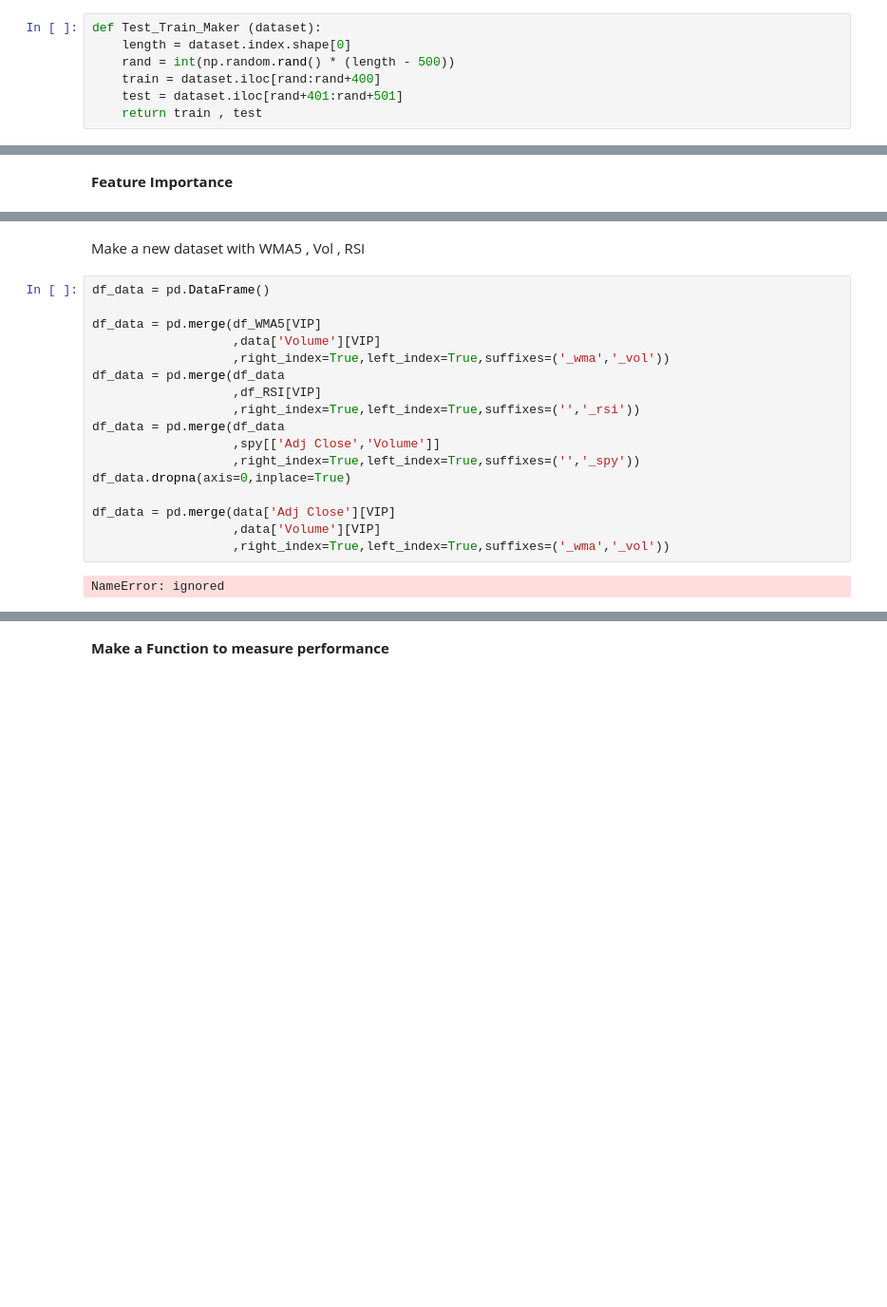
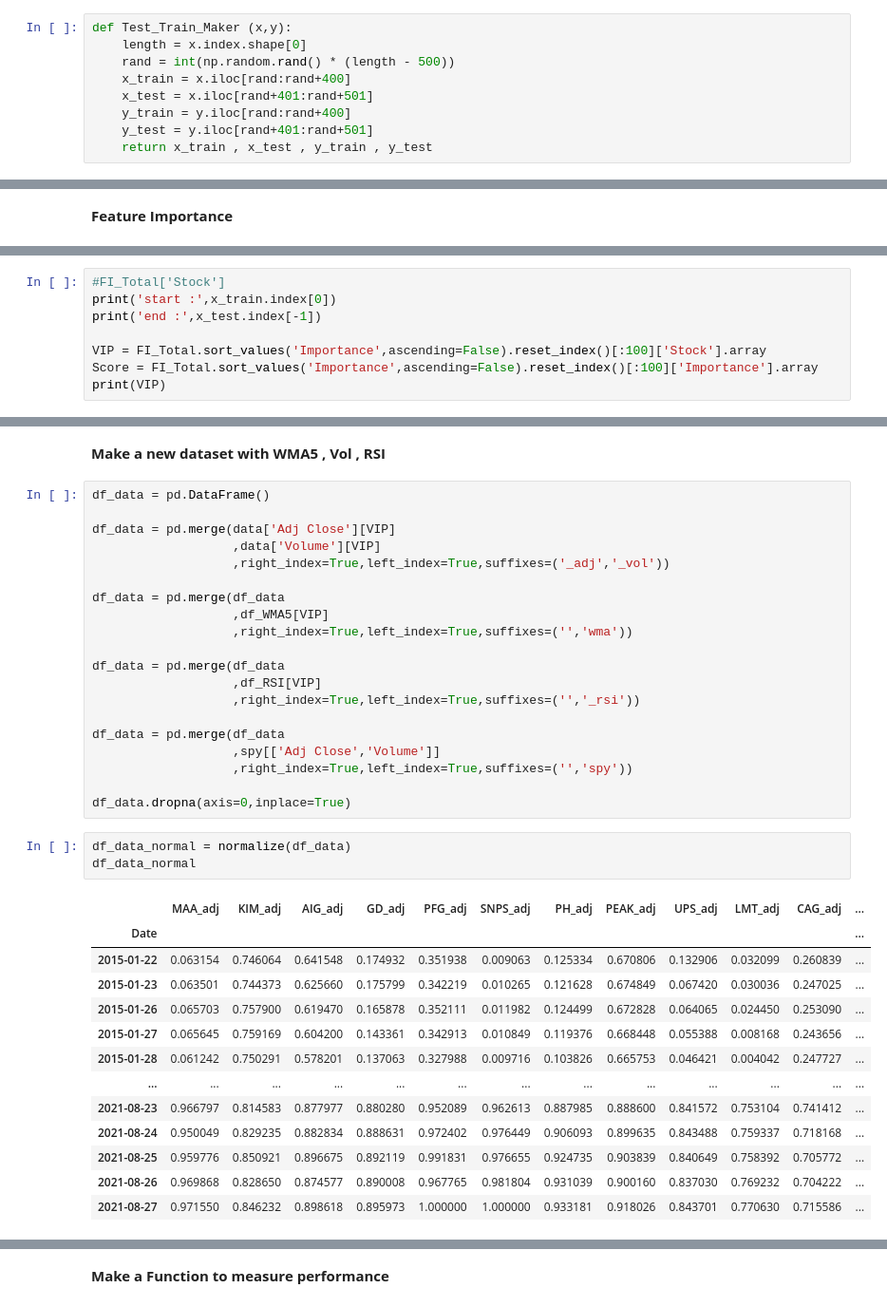
Before and after one commit to MasoudHadi98/Algo-Trading, a Jupyter notebook: algo_trading1.ipynb, the cells around one changed output, grey strips where cells are left out. Shown: that part at 95% size. Drawn from its saved outputs; the diff is of its cells as text; blank space fills up the shorter version.

```diff
--- a/algo_trading1.ipynb
+++ b/algo_trading1.ipynb
@@ -114,7 +124,9 @@ New approach to make Test & Train datasets
 # %%
-def Test_Train_Maker (dataset):
-    length = dataset.index.shape[0]
+def Test_Train_Maker (x,y):
+    length = x.index.shape[0]
     rand = int(np.random.rand() * (length - 500))
-    train = dataset.iloc[rand:rand+400]
-    test = dataset.iloc[rand+401:rand+501]
-    return train , test
+    x_train = x.iloc[rand:rand+400]
+    x_test = x.iloc[rand+401:rand+501]
+    y_train = y.iloc[rand:rand+400]
+    y_test = y.iloc[rand+401:rand+501]
+    return x_train , x_test , y_train , y_test
@@ -153,0 +187,8 @@ print (FI['Stock'].loc[:100].values)
+# %%
+#FI_Total['Stock']
+print('start :',x_train.index[0])
+print('end :',x_test.index[-1])
+
+VIP = FI_Total.sort_values('Importance',ascending=False).reset_index()[:100]['Stock'].array
+Score = FI_Total.sort_values('Importance',ascending=False).reset_index()[:100]['Importance'].array
+print(VIP)
@@ -154,21 +212,39 @@ print (FI['Stock'].loc[:100].values)
 # %% [markdown]
-Make a new dataset with WMA5 , Vol , RSI
+**Make a new dataset with WMA5 , Vol , RSI**
 # %%
 df_data = pd.DataFrame()
 
-df_data = pd.merge(df_WMA5[VIP]
+df_data = pd.merge(data['Adj Close'][VIP]
                    ,data['Volume'][VIP]
-                   ,right_index=True,left_index=True,suffixes=('_wma','_vol'))
+                   ,right_index=True,left_index=True,suffixes=('_adj','_vol'))
+
+df_data = pd.merge(df_data
+                   ,df_WMA5[VIP]
+                   ,right_index=True,left_index=True,suffixes=('','wma'))
+
 df_data = pd.merge(df_data
                    ,df_RSI[VIP]
                    ,right_index=True,left_index=True,suffixes=('','_rsi'))
+
 df_data = pd.merge(df_data
                    ,spy[['Adj Close','Volume']]
-                   ,right_index=True,left_index=True,suffixes=('','_spy'))
+                   ,right_index=True,left_index=True,suffixes=('','spy'))
+
 df_data.dropna(axis=0,inplace=True)
-
-df_data = pd.merge(data['Adj Close'][VIP]
-                   ,data['Volume'][VIP]
-                   ,right_index=True,left_index=True,suffixes=('_wma','_vol'))
-# %% [output]
-NameError: ignored
+# %%
+df_data_normal = normalize(df_data)
+df_data_normal
+# %% [output]
+|  | MAA_adj | KIM_adj | AIG_adj | GD_adj | PFG_adj | SNPS_adj | PH_adj | PEAK_adj | UPS_adj | LMT_adj | CAG_adj | ... |
+| Date |  |  |  |  |  |  |  |  |  |  |  | ... |
+| 2015-01-22 | 0.063154 | 0.746064 | 0.641548 | 0.174932 | 0.351938 | 0.009063 | 0.125334 | 0.670806 | 0.132906 | 0.032099 | 0.260839 | ... |
+| 2015-01-23 | 0.063501 | 0.744373 | 0.625660 | 0.175799 | 0.342219 | 0.010265 | 0.121628 | 0.674849 | 0.067420 | 0.030036 | 0.247025 | ... |
+| 2015-01-26 | 0.065703 | 0.757900 | 0.619470 | 0.165878 | 0.352111 | 0.011982 | 0.124499 | 0.672828 | 0.064065 | 0.024450 | 0.253090 | ... |
+| 2015-01-27 | 0.065645 | 0.759169 | 0.604200 | 0.143361 | 0.342913 | 0.010849 | 0.119376 | 0.668448 | 0.055388 | 0.008168 | 0.243656 | ... |
+| 2015-01-28 | 0.061242 | 0.750291 | 0.578201 | 0.137063 | 0.327988 | 0.009716 | 0.103826 | 0.665753 | 0.046421 | 0.004042 | 0.247727 | ... |
+| ... | ... | ... | ... | ... | ... | ... | ... | ... | ... | ... | ... | ... |
+| 2021-08-23 | 0.966797 | 0.814583 | 0.877977 | 0.880280 | 0.952089 | 0.962613 | 0.887985 | 0.888600 | 0.841572 | 0.753104 | 0.741412 | ... |
+| 2021-08-24 | 0.950049 | 0.829235 | 0.882834 | 0.888631 | 0.972402 | 0.976449 | 0.906093 | 0.899635 | 0.843488 | 0.759337 | 0.718168 | ... |
+| 2021-08-25 | 0.959776 | 0.850921 | 0.896675 | 0.892119 | 0.991831 | 0.976655 | 0.924735 | 0.903839 | 0.840649 | 0.758392 | 0.705772 | ... |
+| 2021-08-26 | 0.969868 | 0.828650 | 0.874577 | 0.890008 | 0.967765 | 0.981804 | 0.931039 | 0.900160 | 0.837030 | 0.769232 | 0.704222 | ... |
+| 2021-08-27 | 0.971550 | 0.846232 | 0.898618 | 0.895973 | 1.000000 | 1.000000 | 0.933181 | 0.918026 | 0.843701 | 0.770630 | 0.715586 | ... |
```
Also changed, not shown: parts of 12 cells of this notebook.
